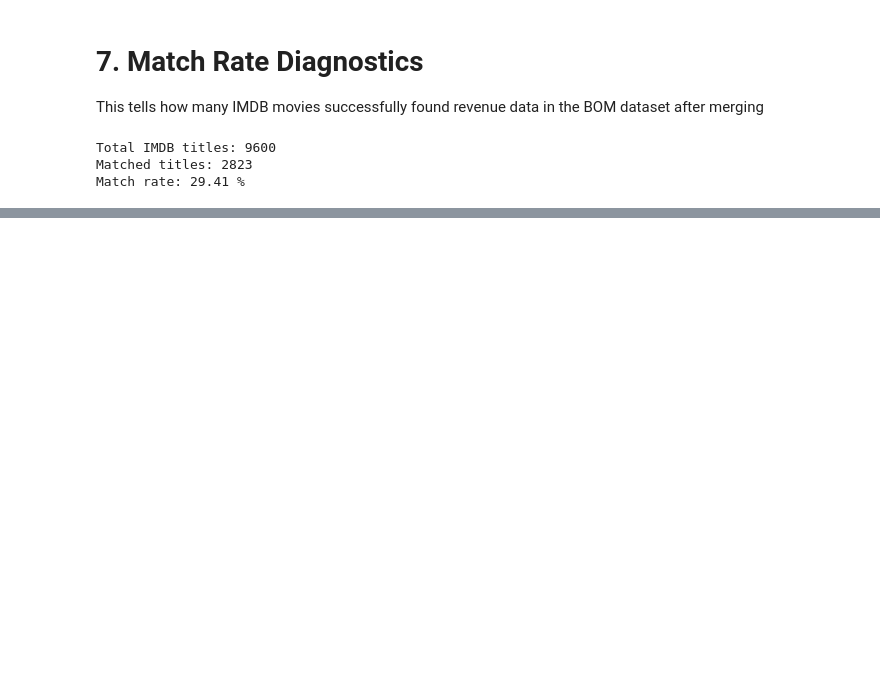
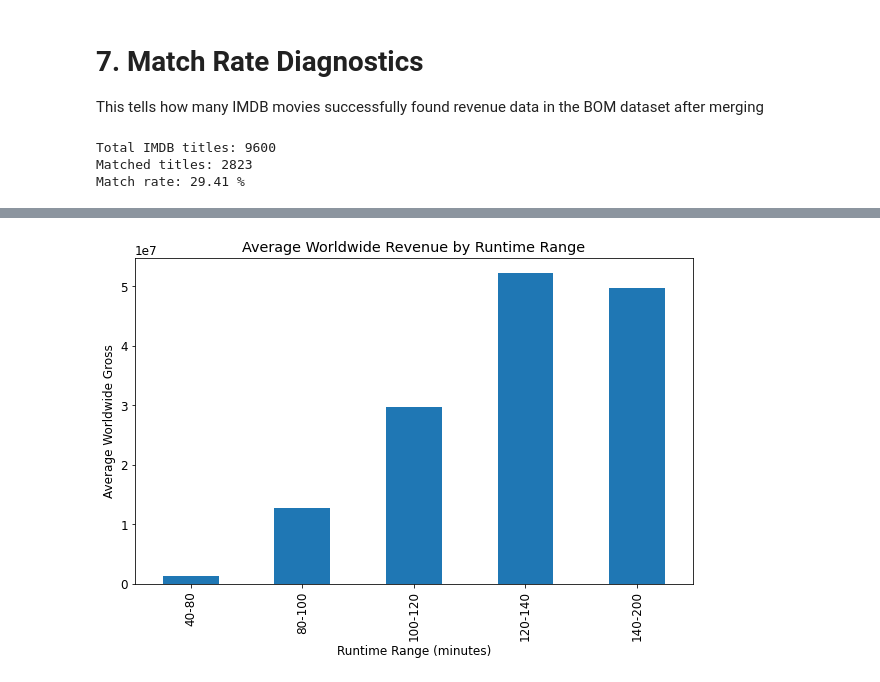
Before and after one commit to Vibora-Polo/group_4_project_phase_2, a Jupyter notebook: group_4_project.ipynb, the cells around one changed output, grey strips where cells are left out. Saved outputs shown, nothing was run; the diff lists cells and outputs as text; code cells hidden in the pictures; blank space fills up the shorter version.

```diff
--- a/group_4_project.ipynb
+++ b/group_4_project.ipynb
@@ -186,0 +227,28 @@ Match rate: 29.41 %
+# %%
+# Create runtime bins
+bins = [40, 80, 100, 120, 140, 200]
+labels = ["40-80", "80-100", "100-120", "120-140", "140-200"]
+
+merged['runtime_bin'] = pd.cut(
+    merged['runtime_minutes'],
+    bins=bins,
+    labels=labels,
+    include_lowest=True
+)
+# %%
+#Group the present a bar graph
+
+runtime_revenue = (
+    merged.groupby('runtime_bin')['worldwide_gross']
+    .mean()
+)
+
+plt.figure(figsize=(10,6))
+runtime_revenue.plot(kind='bar')
+
+plt.title("Average Worldwide Revenue by Runtime Range")
+plt.xlabel("Runtime Range (minutes)")
+plt.ylabel("Average Worldwide Gross")
+plt.show()
+# %% [output]
+[figure, added]
```
Also changed, not shown: parts of 6 cells of this notebook, 1 other file.
